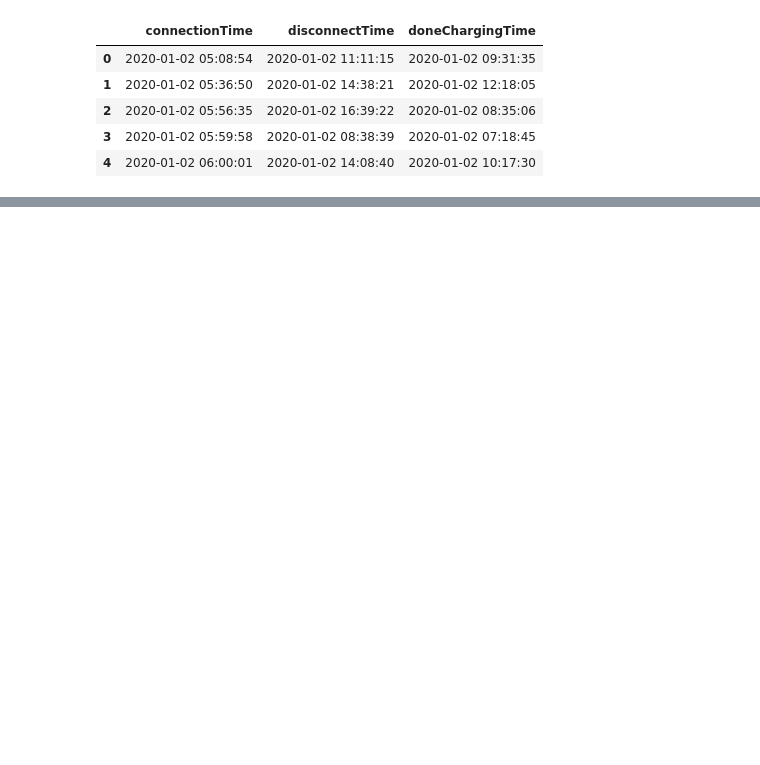
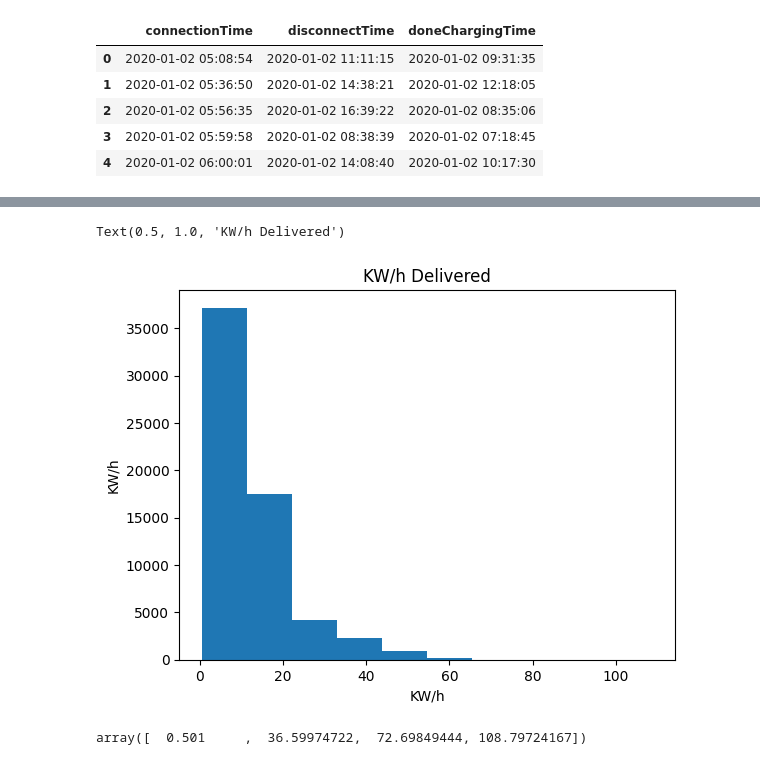
Before and after one commit to AnalyticsAvengers/AA_Project, a Jupyter notebook: 02_Descriptive_Analysis_testing.ipynb, the cells around one changed output, grey strips where cells are left out. Saved outputs shown, nothing was run; the diff lists cells and outputs as text; code cells hidden in the pictures; blank space fills up the shorter version.

```diff
--- a/02_Descriptive_Analysis_testing.ipynb
+++ b/02_Descriptive_Analysis_testing.ipynb
@@ -575,0 +649,19 @@ cs_test2.head()
+# %%
+#Lets analyze the column "KWhDelivered":
+
+%matplotlib inline
+import matplotlib as plt
+from matplotlib import pyplot
+plt.pyplot.hist(cs_test2["kWhDelivered"])
+
+plt.pyplot.xlabel("KW/h")
+plt.pyplot.ylabel("KW/h")
+plt.pyplot.title("KW/h Delivered")
+# %% [output]
+Text(0.5, 1.0, 'KW/h Delivered')
+[figure, added]
+# %%
+bins = np.linspace(min(cs_test2["kWhDelivered"]), max(cs_test2["kWhDelivered"]), 4)
+bins
+# %% [output]
+array([  0.501     ,  36.59974722,  72.69849444, 108.79724167])
```
Also changed, not shown: parts of 35 cells of this notebook.
